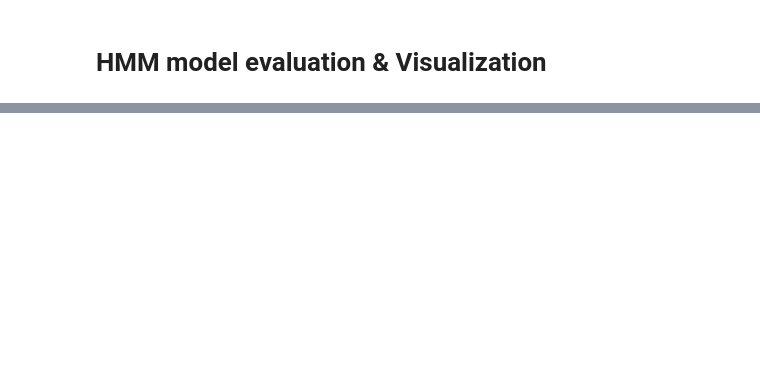
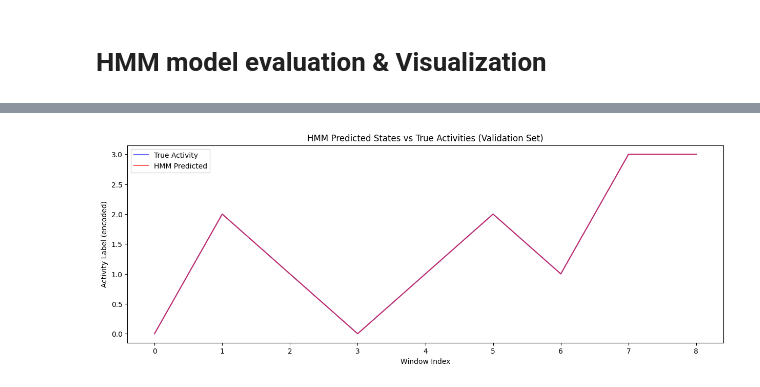
Before and after one commit to IrakizaGaius/activity-recognition-hmm, a Jupyter notebook: Hmm.ipynb, the cells around one changed output, grey strips where cells are left out. Saved outputs shown, nothing was run; the diff lists cells and outputs as text; code cells hidden in the pictures; blank space fills up the shorter version.

Commit message:
Added Evaluation on 2 unseen dataset:  Test and validation.

```diff
--- a/Hmm.ipynb
+++ b/Hmm.ipynb
@@ -328,0 +339,68 @@ Walking        1         1.00           1.00
+# %%
+# --------------------------
+# Evaluation on Validation Data
+
+val_path = "Activity_Data/features_val_50Hz.csv"
+df_val = pd.read_csv(val_path)
+# Fill NaNs only in numeric columns (leave 'activity' untouched)
+numeric_cols = df_val.select_dtypes(include=[np.number]).columns
+df_val[numeric_cols] = df_val[numeric_cols].fillna(df_val[numeric_cols].mean())
+X_val = df_val.drop(columns=["activity"]).values
+y_val = df_val["activity"].values
+
+# Apply same scaling & PCA as training
+X_val_scaled = scaler.transform(X_val)
+X_val_pca = pca.transform(X_val_scaled)
+
+# Predict hidden states using trained model
+states_val = model.predict(X_val_pca)
+
+# Map HMM states → activity labels (use same label encoder from training)
+y_encoded_val = le.transform(y_val)
+activities_encoded = np.arange(len(le.classes_))
+
+state_to_label = {}
+for s in range(n_components):
+    labels_in_state = y_encoded_val[states_val == s]
+    if len(labels_in_state) == 0:
+        state_to_label[s] = -1
+    else:
+        state_to_label[s] = np.bincount(labels_in_state).argmax()
+
+y_pred_val_encoded = np.array([state_to_label[s] for s in states_val])
+
+# Confusion matrix & metrics
+cm_val = confusion_matrix(y_encoded_val, y_pred_val_encoded, labels=activities_encoded)
+acc_val = accuracy_score(y_encoded_val, y_pred_val_encoded)
+print(f"\nValidation Accuracy: {acc_val:.2f}")
+print("Validation Confusion Matrix:\n", cm_val)
+
+# Sensitivity & Specificity
+sensitivity_val = np.diag(cm_val) / np.maximum(np.sum(cm_val, axis=1), 1)
+specificity_val = []
+for i in range(len(cm_val)):
+    tn = cm_val.sum() - (cm_val[i,:].sum() + cm_val[:,i].sum() - cm_val[i,i])
+    fp = cm_val[:,i].sum() - cm_val[i,i]
+    specificity_val.append(tn / (tn + fp))
+
+num_samples_val = cm_val.sum(axis=1)
+
+print("\nValidation Evaluation Table:")
+print(f"{'Activity':<15}{'Samples':<10}{'Sensitivity':<15}{'Specificity':<15}")
+for i, act in enumerate(le.classes_):
+    print(f"{act:<15}{num_samples_val[i]:<10}{sensitivity_val[i]:<15.2f}{specificity_val[i]:<15.2f}")
+
+# Mean stats
+print(f"\nMean Sensitivity (macro): {np.nanmean(sensitivity_val):.2f}")
+print(f"Mean Specificity (macro): {np.nanmean(specificity_val):.2f}")
+
+# Visualization
+plt.figure(figsize=(15,5))
+plt.plot(y_encoded_val, label='True Activity', color='blue', alpha=0.6)
+plt.plot(y_pred_val_encoded, label='HMM Predicted', color='red', alpha=0.6)
+plt.xlabel('Window Index')
+plt.ylabel('Activity Label (encoded)')
+plt.title('HMM Predicted States vs True Activities (Validation Set)')
+plt.legend()
+plt.show()
+# %% [output]
@@ -328,0 +423 @@ Walking        1         1.00           1.00
+[figure, added]
```
Also changed, not shown: parts of 6 cells of this notebook, 3 other files.
